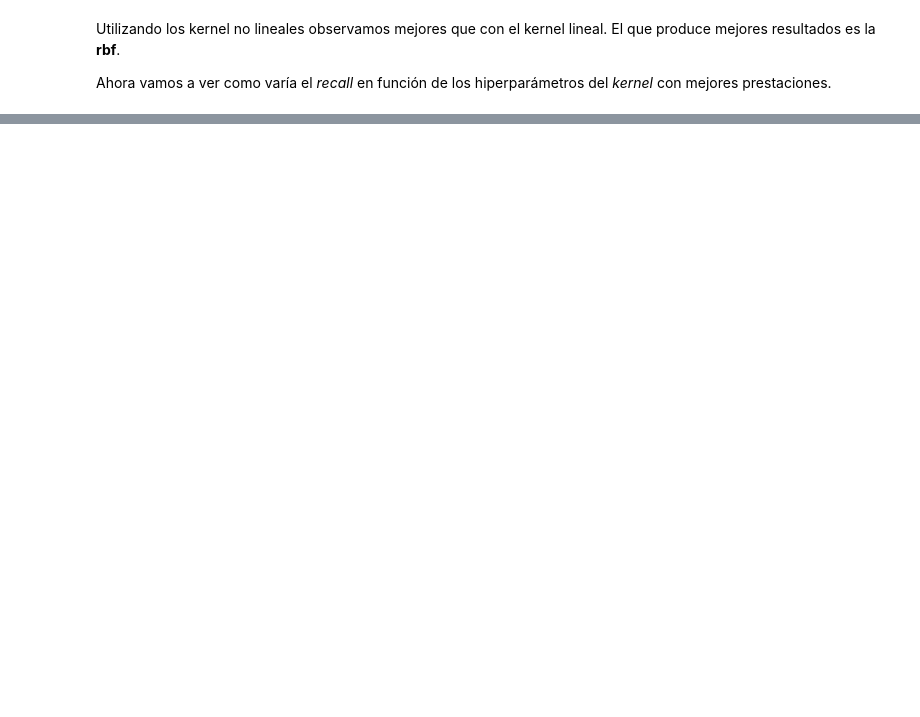
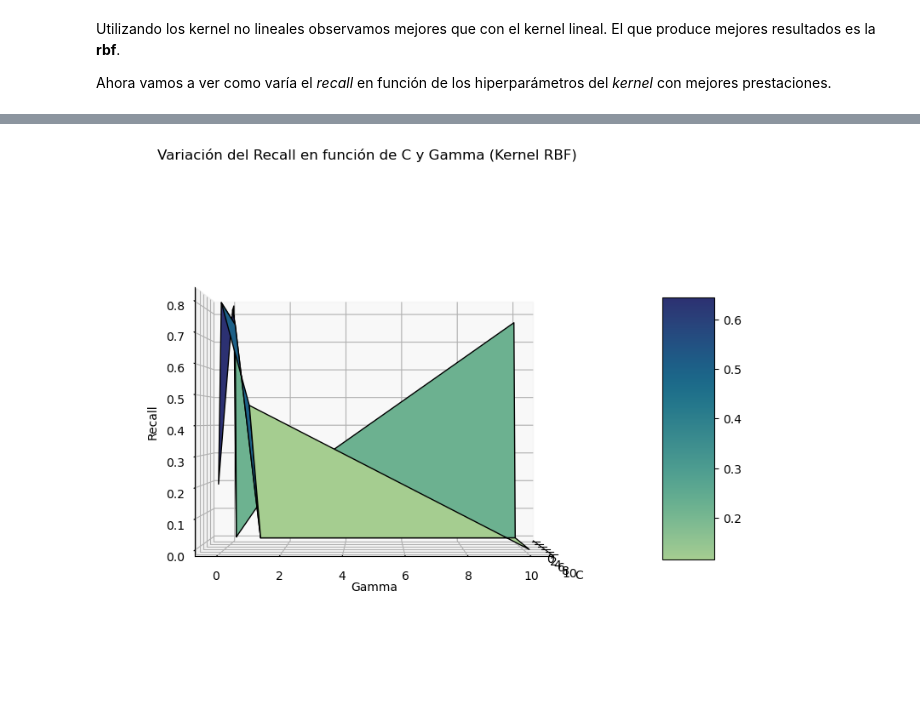
Before and after one commit to alvaar04/Tarea2ML, a Jupyter notebook: G08.ipynb, the cells around one changed output, grey strips where cells are left out. Saved outputs shown, nothing was run; the diff lists cells and outputs as text; code cells hidden in the pictures; blank space fills up the shorter version.

```diff
--- a/G08.ipynb
+++ b/G08.ipynb
@@ -245,5 +247,15 @@ df_figuras
 Utilizando los kernel no lineales observamos mejores que con el kernel lineal. El que produce mejores resultados es la **rbf**.
 
 Ahora vamos a ver como varía el *recall* en función de los hiperparámetros del *kernel* con mejores prestaciones.
+# %%
+hp_linear = {'C': [10,1,0.1]}
+hp_rbf = {'C': [10,1,0.1],'gamma': [0.01, 0.1, 1, 10]}
+hp_poly = {'C': [10,1,0.1],'degree': [2,3,4],'gamma':  [0.01, 0.1, 1, 10]}
+hp_sigmoid = {'C': [10,1,0.1],'gamma': [0.01, 0.1, 1, 10]}
+hiperparametros_kernels = []
+hiperparametros_kernels.append(hp_linear)
+hiperparametros_kernels.append(hp_rbf)
+hiperparametros_kernels.append(hp_poly)
+hiperparametros_kernels.append(hp_sigmoid)
 # %%
 # Busqueda de hiperparmáetros
@@ -263,0 +287,50 @@ linear_scale = linear.loc[linear['param_gamma'] == 'scale']
+# %%
+import numpy as np
+import matplotlib.pyplot as plt
+from mpl_toolkits.mplot3d import Axes3D
+
+# Extraer los resultados del GridSearchCV para el kernel RBF
+kernel_rbf_results = resultados['rbf']  # Ajusta si la clave en tu diccionario es diferente
+
+# Extraer los valores de los hiperparámetros y el score
+C_values = kernel_rbf_results['param_C'].data  # Valores de C
+gamma_values = kernel_rbf_results['param_gamma'].data  # Valores de gamma
+recall_scores = kernel_rbf_results['mean_test_score']  # Recall medio
+
+# Asegurarse de convertir todo a arrays NumPy para trabajar más fácilmente
+C_values = np.array(C_values, dtype=float)
+gamma_values = np.array(gamma_values, dtype=float)
+recall_scores = np.array(recall_scores, dtype=float)
+
+# Crear una malla de C y gamma para el gráfico 3D
+C_unique = np.unique(C_values)
+gamma_unique = np.unique(gamma_values)
+
+# Reorganizar el score (recall) en formato de malla
+C_grid, gamma_grid = np.meshgrid(C_unique, gamma_unique)
+
+# Reshape del score para que coincida con la malla
+recall_grid = recall_scores.reshape(len(gamma_unique), len(C_unique))
+
+# Crear el gráfico 3D
+fig = plt.figure(figsize=(10, 8))
+ax = fig.add_subplot(111, projection='3d')
+
+# Dibujar la superficie
+surf = ax.plot_surface(C_grid, gamma_grid, recall_grid, cmap='crest', edgecolor='k')
+
+ax.view_init(elev=0, azim=0)  # PARA ROTAR!!!
+
+# Etiquetas de los ejes
+ax.set_xlabel('C')
+ax.set_ylabel('Gamma')
+ax.set_zlabel('Recall')
+ax.set_title('Variación del Recall en función de C y Gamma (Kernel RBF)')
+
+# Barra de colores para el score
+fig.colorbar(surf, ax=ax, shrink=0.5, aspect=5)
+
+# Mostrar el gráfico
+plt.show()
+# %% [output]
+[figure, added]
```
Also changed, not shown: parts of 9 cells of this notebook.
